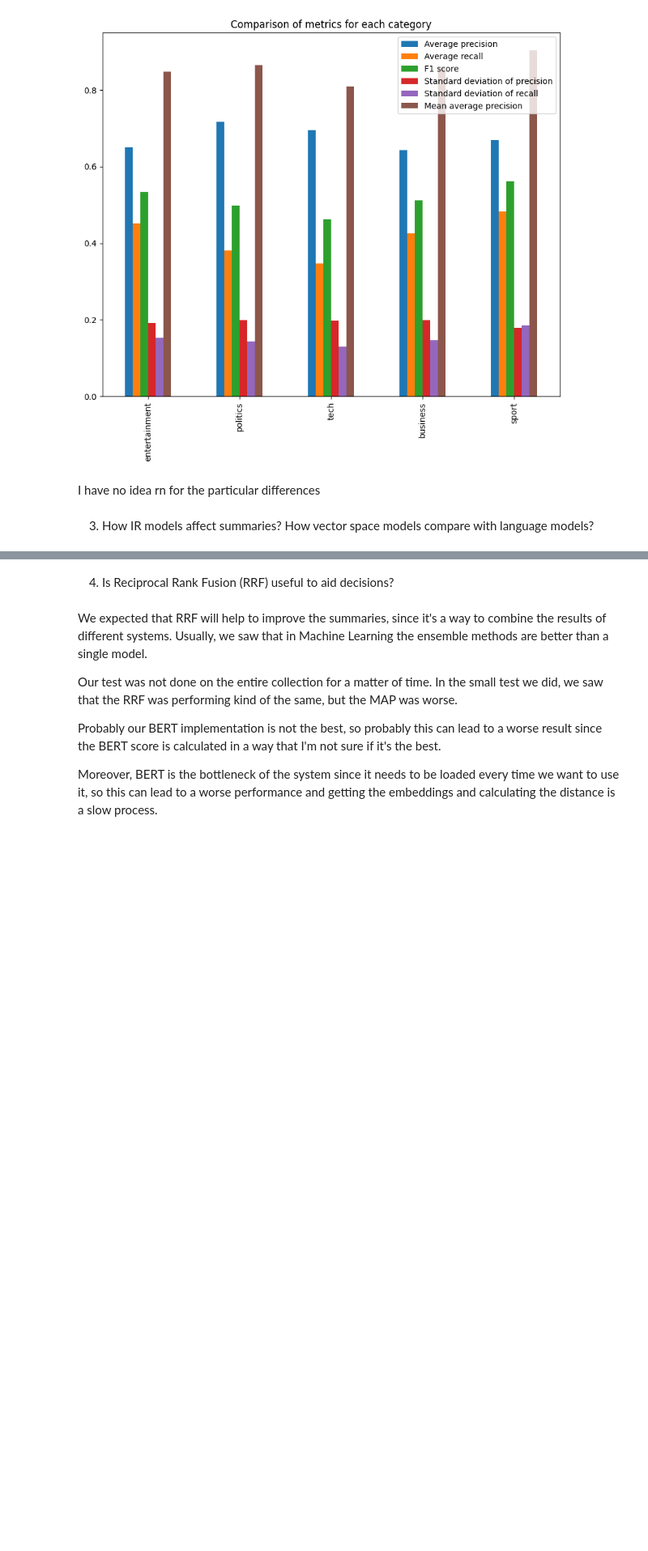
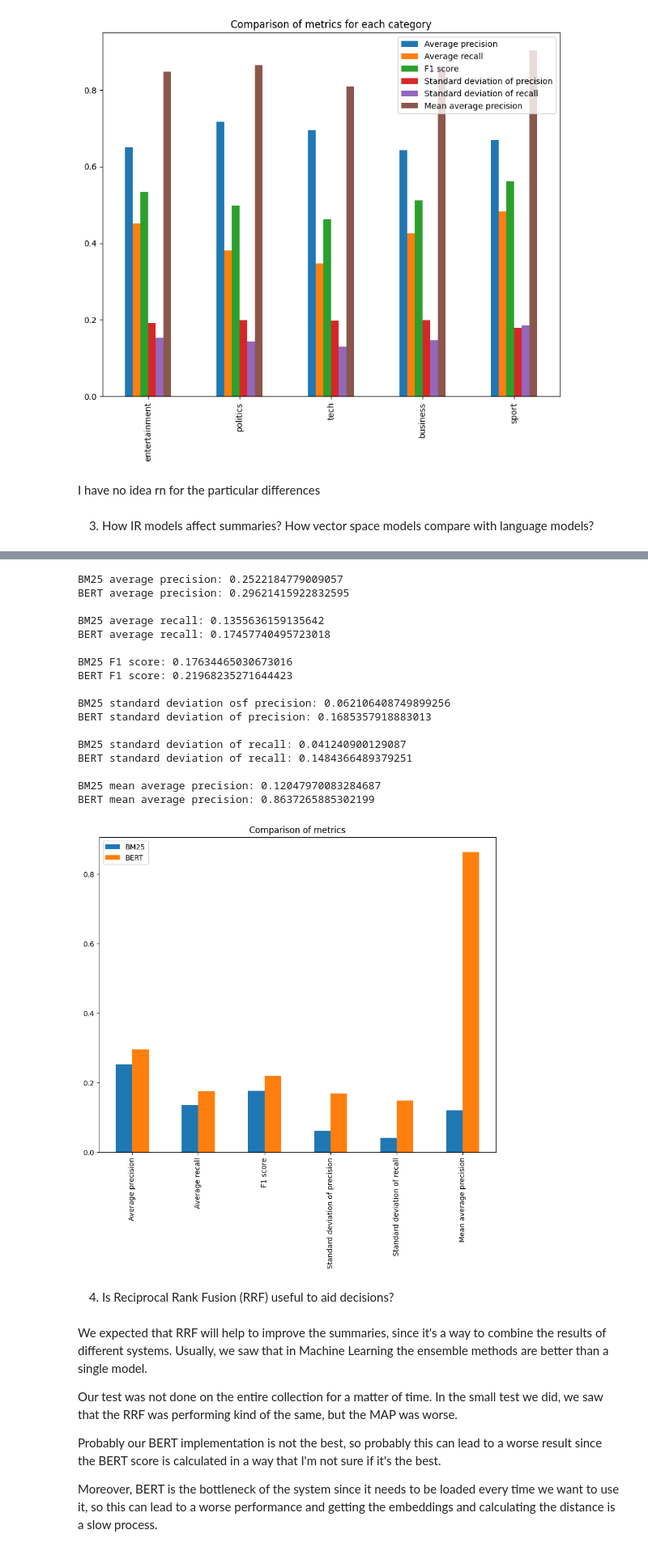
Before and after one commit to danieleavolio/Information-Processing-and-Retrieval, a Jupyter notebook: Project/Code/G8_P1_notebook.ipynb, the cells around one changed output, grey strips where cells are left out. Shown at 81% size. Saved outputs shown, nothing was run; the diff lists cells and outputs as text; code cells hidden in the pictures; blank space fills up the shorter version.

```diff
--- a/Project/Code/G8_P1_notebook.ipynb
+++ b/Project/Code/G8_P1_notebook.ipynb
@@ -1017,3 +954,36 @@ def compare_metrics(normal, rrf):
+# %%
+
+def pair_plot_metrics(normal, rrf, label1="Normal", label2="RRF"):
+    df = pd.DataFrame({
+        label1: normal,
+        label2: rrf
+    }, index=["Average precision", "Average recall", "F1 score", "Standard deviation of precision", "Standard deviation of recall", "Mean average precision"])
+
+    df.plot(kind="bar", figsize=(10, 8))
+    plt.title("Comparison of metrics")
+    plt.show()
+
+
+def compare_metrics(normal, rrf, label1="Normal", label2="RRF"):
+    print(f"{label1} average precision: {normal[0]}")
+    print(f"{label2} average precision: {rrf[0]}")
+    print()
+    print(f"{label1} average recall: {normal[1]}")
+    print(f"{label2} average recall: {rrf[1]}")
+    print()
+    print(f"{label1} F1 score: {normal[2]}")
+    print(f"{label2} F1 score: {rrf[2]}")
+    print()
+    print(f"{label1} standard deviation osf precision: {normal[3]}")
+    print(f"{label2} standard deviation of precision: {rrf[3]}")
+    print()
+    print(f"{label1} standard deviation of recall: {normal[4]}")
+    print(f"{label2} standard deviation of recall: {rrf[4]}")
+    print()
+    print(f"{label1} mean average precision: {normal[5]}")
+    print(f"{label2} mean average precision: {rrf[5]}")
+
+    pair_plot_metrics(normal, rrf, label1, label2)
 # %%
 compare_metrics(normal, rrf)
 # %% [output]
@@ -1293,3 +1313,28 @@ print(f"Mean average precision: {m_a_p}")
+# %%
+
+first_510 = [first_510_average_precision, first_510_average_recall, first_510_f1, first_510_std_precision, first_510_std_recall, first_510_m_a_p]
+bert = [bert_average_precision, bert_average_recall, bert_f1, bert_std_precision, bert_std_recall, bert_m_a_p]
+
+compare_metrics(first_510, bert, "BM25", "BERT")
+# %% [output]
+BM25 average precision: 0.2522184779009057
+BERT average precision: 0.29621415922832595
+
+BM25 average recall: 0.1355636159135642
+BERT average recall: 0.17457740495723018
+
+BM25 F1 score: 0.17634465030673016
+BERT F1 score: 0.21968235271644423
+
+BM25 standard deviation osf precision: 0.062106408749899256
+BERT standard deviation of precision: 0.1685357918883013
+
+BM25 standard deviation of recall: 0.041240900129087
+BERT standard deviation of recall: 0.1484366489379251
+
+BM25 mean average precision: 0.12047970083284687
+BERT mean average precision: 0.8637265885302199
+[figure, added]
 # %% [markdown]
 4. Is Reciprocal Rank Fusion (RRF) useful to aid decisions?
 # %% [markdown]
```
Also changed, not shown: parts of 3 cells of this notebook.
